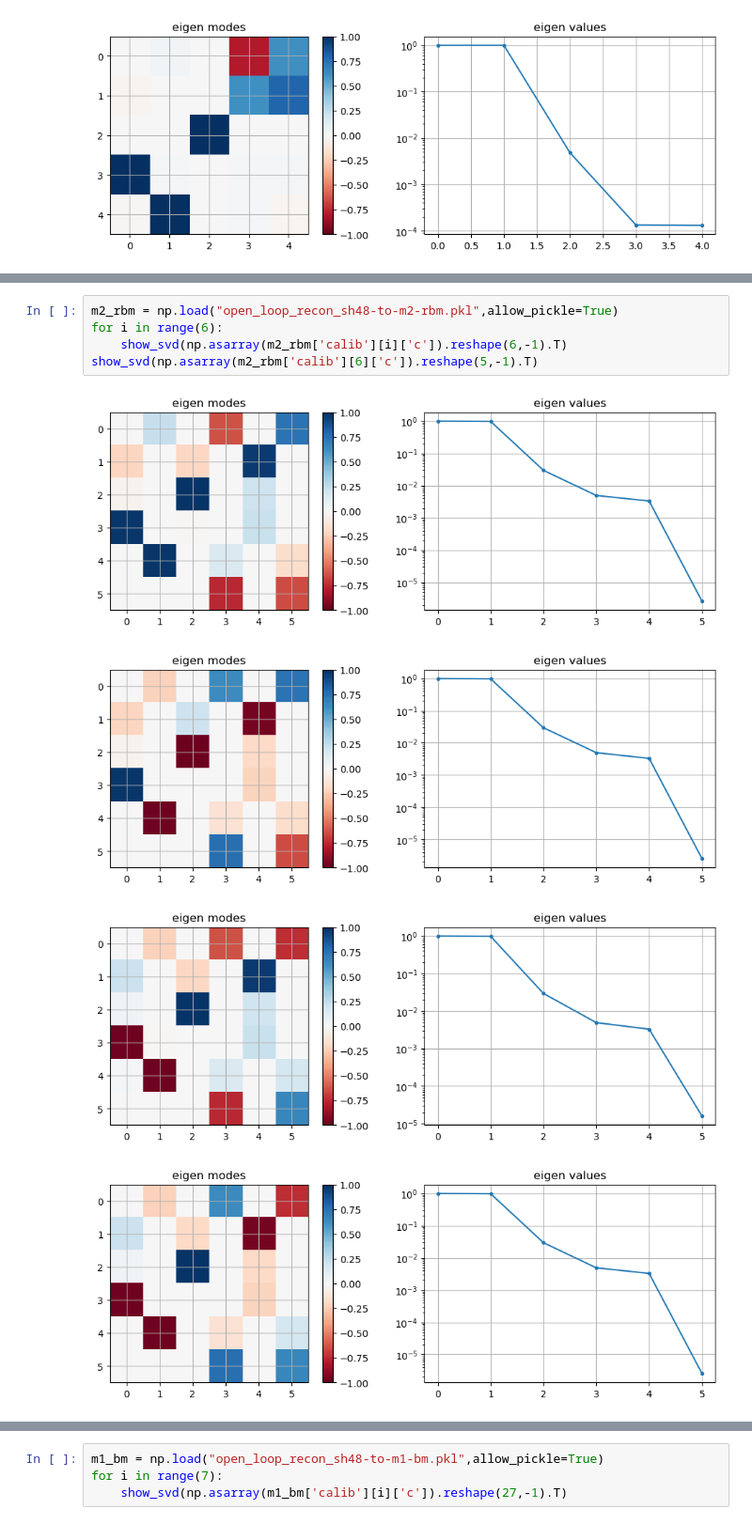
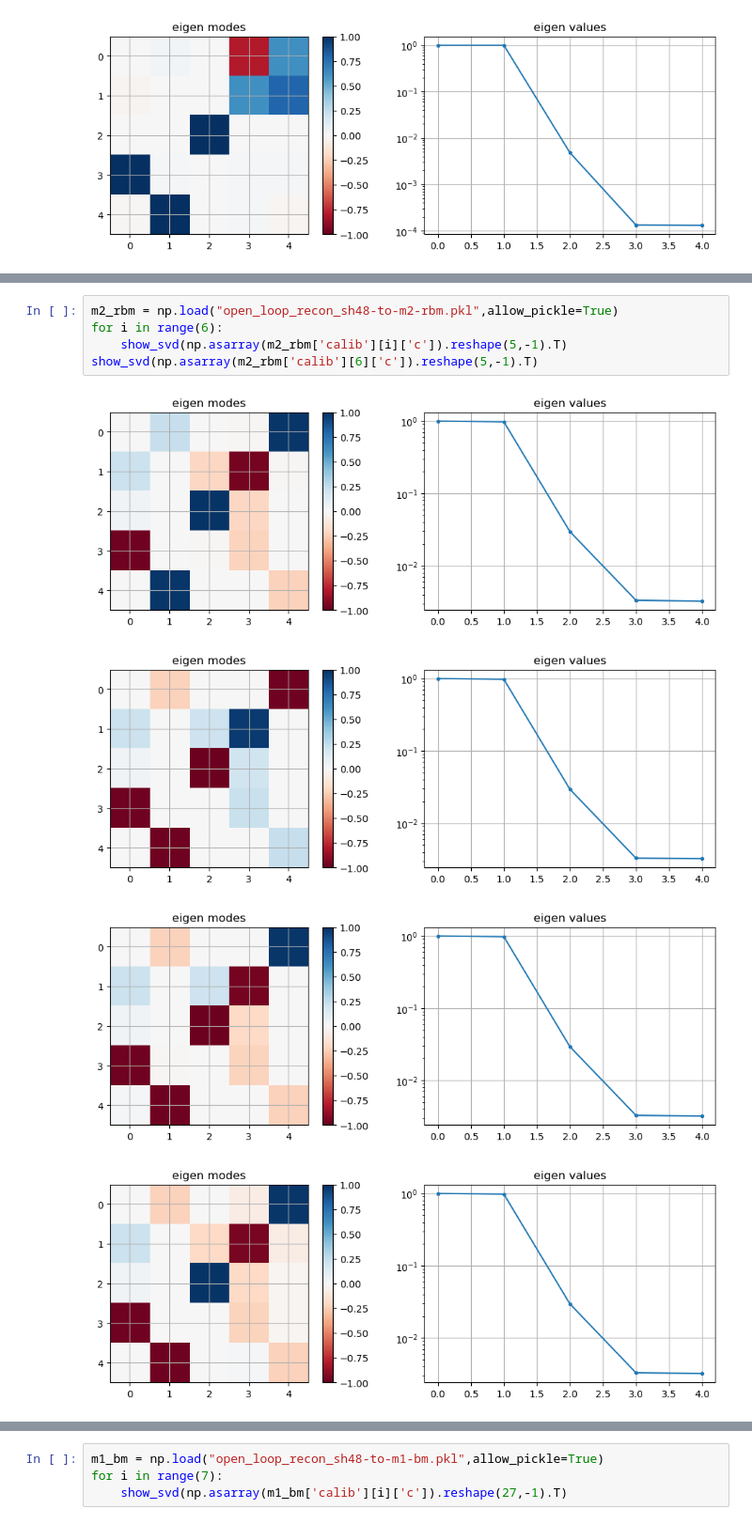
Before and after one commit to rodrigo-romano/gmt-ns-im, a Jupyter notebook: calibrations/sh48/open-loop_sh48.ipynb, the cells around one changed output, grey strips where cells are left out. Shown at 94% size. Drawn from its saved outputs; the diff is of its cells as text.

```diff
--- a/calibrations/sh48/open-loop_sh48.ipynb
+++ b/calibrations/sh48/open-loop_sh48.ipynb
@@ -56,10 +78,10 @@ show_svd(np.asarray(m1_rbm['calib'][6]['c']).reshape(5,-1).T)
 # %%
 m2_rbm = np.load("open_loop_recon_sh48-to-m2-rbm.pkl",allow_pickle=True)
 for i in range(6):
-    show_svd(np.asarray(m2_rbm['calib'][i]['c']).reshape(6,-1).T)
+    show_svd(np.asarray(m2_rbm['calib'][i]['c']).reshape(5,-1).T)
 show_svd(np.asarray(m2_rbm['calib'][6]['c']).reshape(5,-1).T)
 # %% [output]
-[figure, old version]
+[figure, new version]
-[figure, old version]
+[figure, new version]
-[figure, old version]
+[figure, new version]
-[figure, old version]
+[figure, new version]
```
Also changed, not shown: parts of 6 cells of this notebook, 6 other files.
